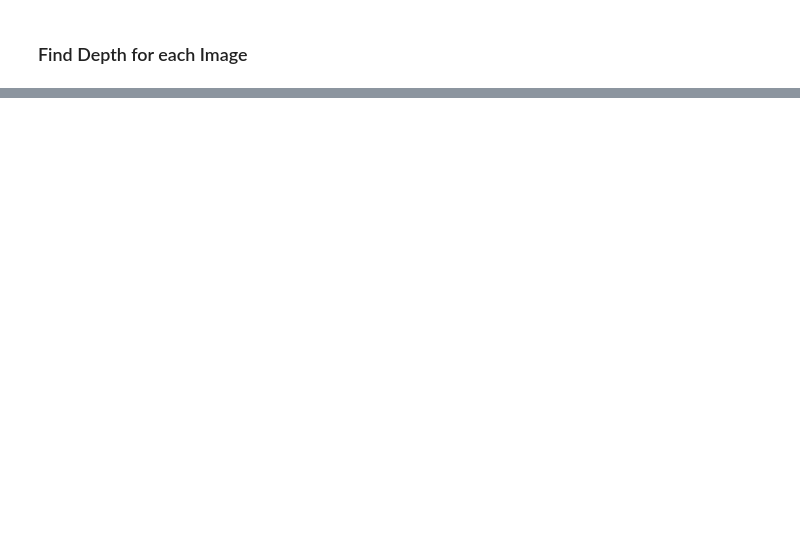
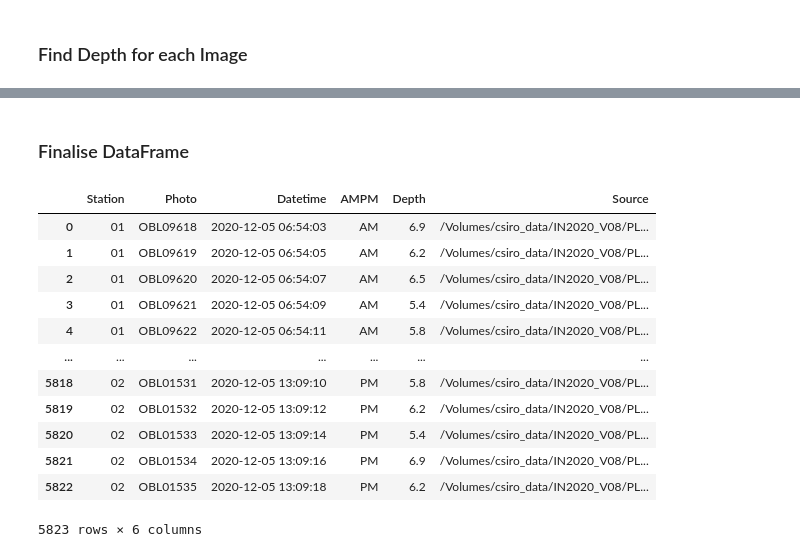
Before and after one commit to oceanhackweek/ohw24_proj_micronekton_img_pipeline_au, a Jupyter notebook: Regs_code.ipynb, the cells around one changed output, grey strips where cells are left out. Cells and saved outputs as stored; diff of their text form; code cells hidden in the pictures; blank space fills up the shorter version.

```diff
--- a/Regs_code.ipynb
+++ b/Regs_code.ipynb
@@ -237,0 +228,41 @@ for index, img_info in import_df.iterrows():
+# %%
+import pandas as pd
+from datetime import datetime
+import numpy as np
+from scipy.spatial import cKDTree
+
+depth_info['Datetime'] = depth_info.apply(lambda row: datetime.strptime(f"{row['Date']} {row['Time']}", "%d/%m/%Y %H:%M:%S"), axis=1)
+depth_info['Timestamp'] = depth_info['Datetime'].astype(np.int64) // 10**9
+
+tree = cKDTree(depth_info[['Timestamp']].values)
+
+import_df['Datetime'] = import_df.apply(lambda row: datetime.strptime(f"{row['Date']} {row['Time']}", "%d/%m/%Y %H:%M:%S"), axis=1)
+import_df['Timestamp'] = import_df['Datetime'].astype(np.int64) // 10**9
+
+distances, indices = tree.query(import_df[['Timestamp']].values, k=1)
+
+import_df['Depth'] = depth_info.iloc[indices.flatten()]['Depth'].values
+# %% [markdown]
+### Finalise DataFrame
+# %%
+final_import_df = import_df.drop(columns=['Date', 'Time', 'Timestamp', 'Photo_number', 'AMPM'])
+cols = final_import_df.columns.tolist()
+last_col = cols.pop()
+cols.insert(2, last_col)
+final_import_df = final_import_df[cols]
+# %%
+final_import_df
+# %% [output]
+|  | Station | Photo | Datetime | AMPM | Depth | Source |
+| 0 | 01 | OBL09618 | 2020-12-05 06:54:03 | AM | 6.9 | /Volumes/csiro_data/IN2020_V08/PL... |
+| 1 | 01 | OBL09619 | 2020-12-05 06:54:05 | AM | 6.2 | /Volumes/csiro_data/IN2020_V08/PL... |
+| 2 | 01 | OBL09620 | 2020-12-05 06:54:07 | AM | 6.5 | /Volumes/csiro_data/IN2020_V08/PL... |
+| 3 | 01 | OBL09621 | 2020-12-05 06:54:09 | AM | 5.4 | /Volumes/csiro_data/IN2020_V08/PL... |
+| 4 | 01 | OBL09622 | 2020-12-05 06:54:11 | AM | 5.8 | /Volumes/csiro_data/IN2020_V08/PL... |
+| ... | ... | ... | ... | ... | ... | ... |
+| 5818 | 02 | OBL01531 | 2020-12-05 13:09:10 | PM | 5.8 | /Volumes/csiro_data/IN2020_V08/PL... |
+| 5819 | 02 | OBL01532 | 2020-12-05 13:09:12 | PM | 6.2 | /Volumes/csiro_data/IN2020_V08/PL... |
+| 5820 | 02 | OBL01533 | 2020-12-05 13:09:14 | PM | 5.4 | /Volumes/csiro_data/IN2020_V08/PL... |
+| 5821 | 02 | OBL01534 | 2020-12-05 13:09:16 | PM | 6.9 | /Volumes/csiro_data/IN2020_V08/PL... |
+| 5822 | 02 | OBL01535 | 2020-12-05 13:09:18 | PM | 6.2 | /Volumes/csiro_data/IN2020_V08/PL... |
+5823 rows × 6 columns
```
Also changed, not shown: parts of 7 cells of this notebook.
